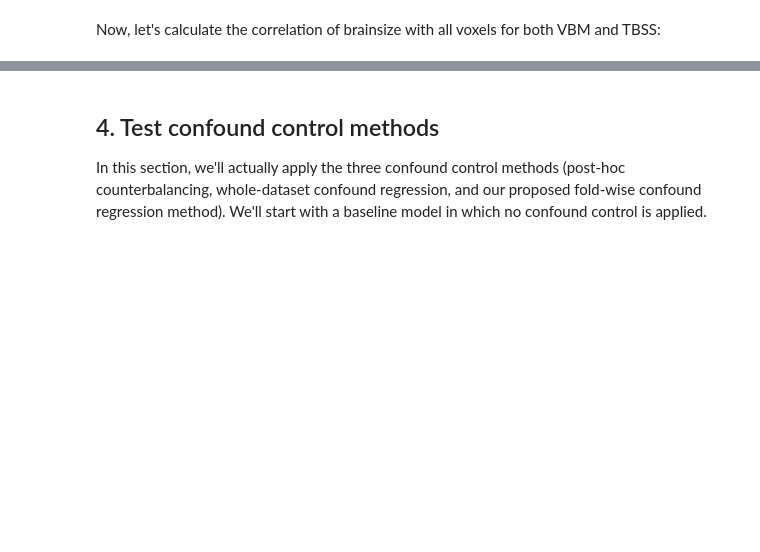
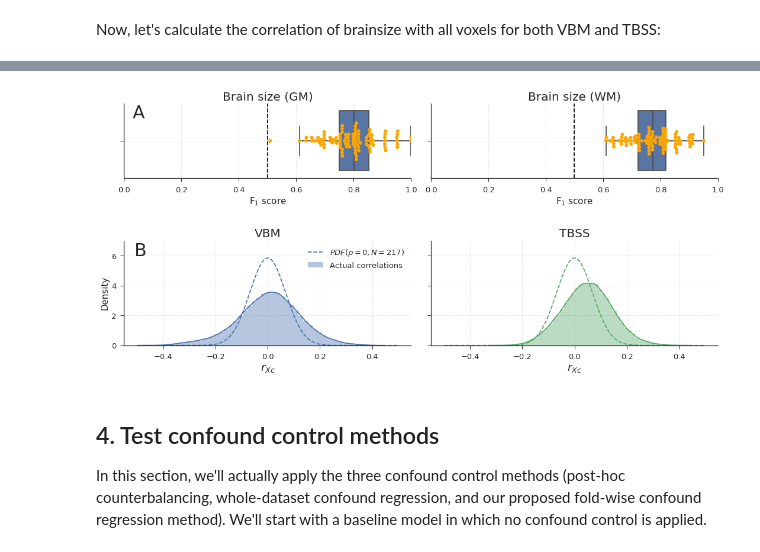
Before and after one commit to lukassnoek/MVCA, a Jupyter notebook: analyses/empirical_analysis_gender_classification.ipynb, the cells around one changed output, grey strips where cells are left out. Cells and saved outputs as stored; diff of their text form; code cells hidden in the pictures; blank space fills up the shorter version.

```diff
--- a/analyses/empirical_analysis_gender_classification.ipynb
+++ b/analyses/empirical_analysis_gender_classification.ipynb
@@ -337,3 +275,49 @@ plt.show()
+# %%
+from utils import rpdf
+rs = np.arange(-.5, .5, 0.001)
+r_pdf_vals = rpdf(rho=0, n=217, rs=rs)
+current_palette = sns.color_palette()
+
+fig, axes = plt.subplots(nrows=2, ncols=2, sharey=False, sharex=False, figsize=(15, 7),
+                         gridspec_kw=dict(height_ratios=[1, 1.4]))
+
+for i, modality in enumerate(['VBM', 'TBSS']):
+
+    tmp_df = df_check.query('modality == @modality')
+    ax = sns.boxplot('scores', data=tmp_df, ax=axes[0][i])
+    ax = sns.swarmplot('scores', data=tmp_df, ax=ax, size=6, color='orange')
+    ax.axvline(x=0.5, c='k', ls='--')
+    gm_or_wm = 'GM' if modality == 'VBM' else 'WM'
+    ax.set_title('Brain size (%s)' % gm_or_wm, fontsize=20)
+    ax.set_xlabel(r'$\mathrm{F_{1}\ score}$', fontsize=15)
+    ax.set_xlim(0.0, 1)
+    ax.grid(linestyle='--', linewidth=.5)
+    ax.tick_params(axis='x', which='major', labelsize=13)
+
+    if i == 0:
+        ax.text(0.03, -.3, 'A', fontsize=30)
+
+    tmp_df = corrs_Xc_df.query('modality == @modality')
+    ax = sns.distplot(tmp_df.corrs, ax=axes[1][i], color=current_palette[i])
+    ax.plot(rs, r_pdf_vals, ls='--', c=current_palette[i])
+    ax.set_title(modality, fontsize=20)
+    ax.set_ylim(0, 7)
+    ax.grid(linestyle='--', linewidth=.5)
+    ax.set_xlabel(r'$r_{Xc}$', fontsize=18)
+    ax.tick_params(axis='both', which='major', labelsize=13)
+
+    if i == 0:
+        ax.legend([r'$PDF(\rho = 0, N = 217)$', 'Actual correlations'], fontsize=13)
+        ax.set_ylabel('Density', fontsize=15)
+        ax.text(-.51, 6, 'B', fontsize=30)
+    else:
+        ax.set_yticklabels([])
+
+sns.despine()
+fig.tight_layout(h_pad=3)
+fig.savefig('figs/brainsize_effect.png', dpi=200)
+# %% [output]
+[figure, added]
 # %% [markdown]
 ## 4. Test confound control methods
 In this section, we'll actually apply the three confound control methods (post-hoc counterbalancing, whole-dataset confound regression, and our proposed fold-wise confound regression method). We'll start with a baseline model in which no confound control is applied.
```
Also changed, not shown: parts of 50 cells of this notebook, 1 other file.
